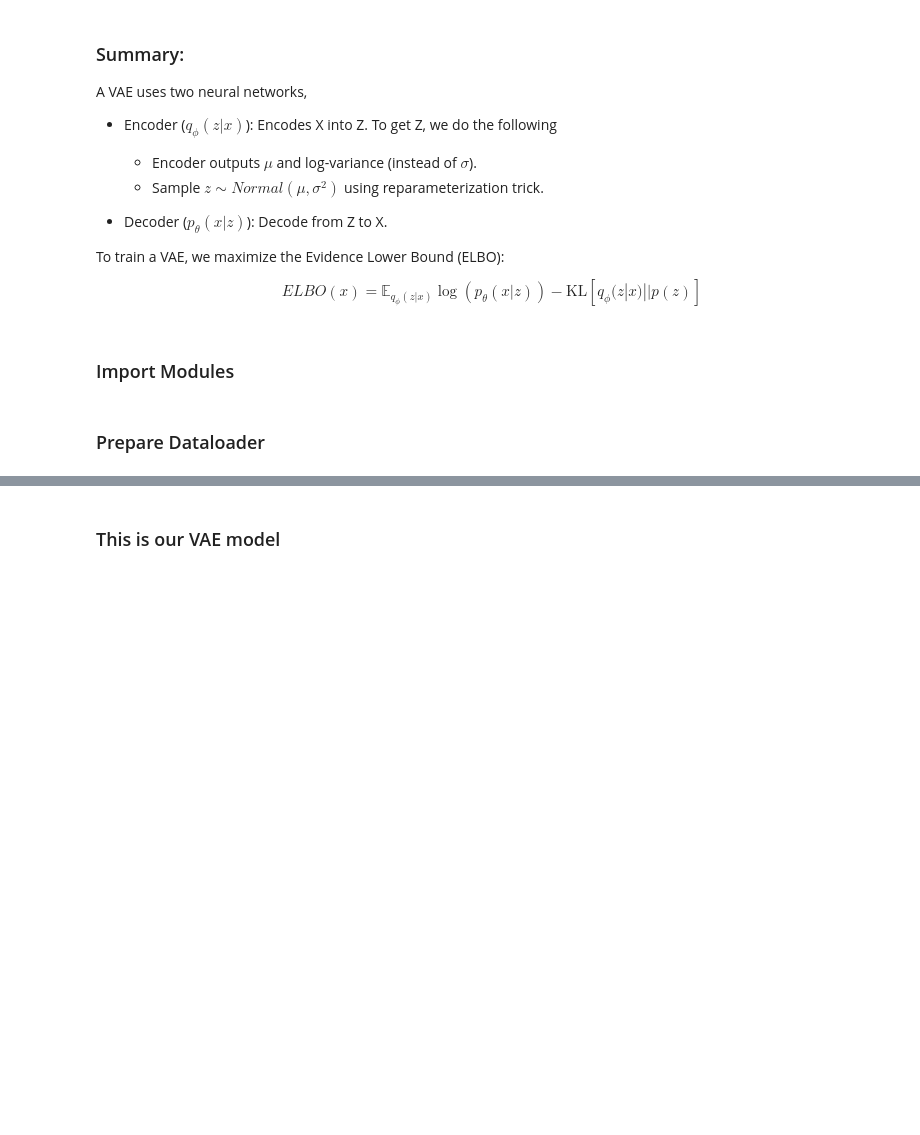
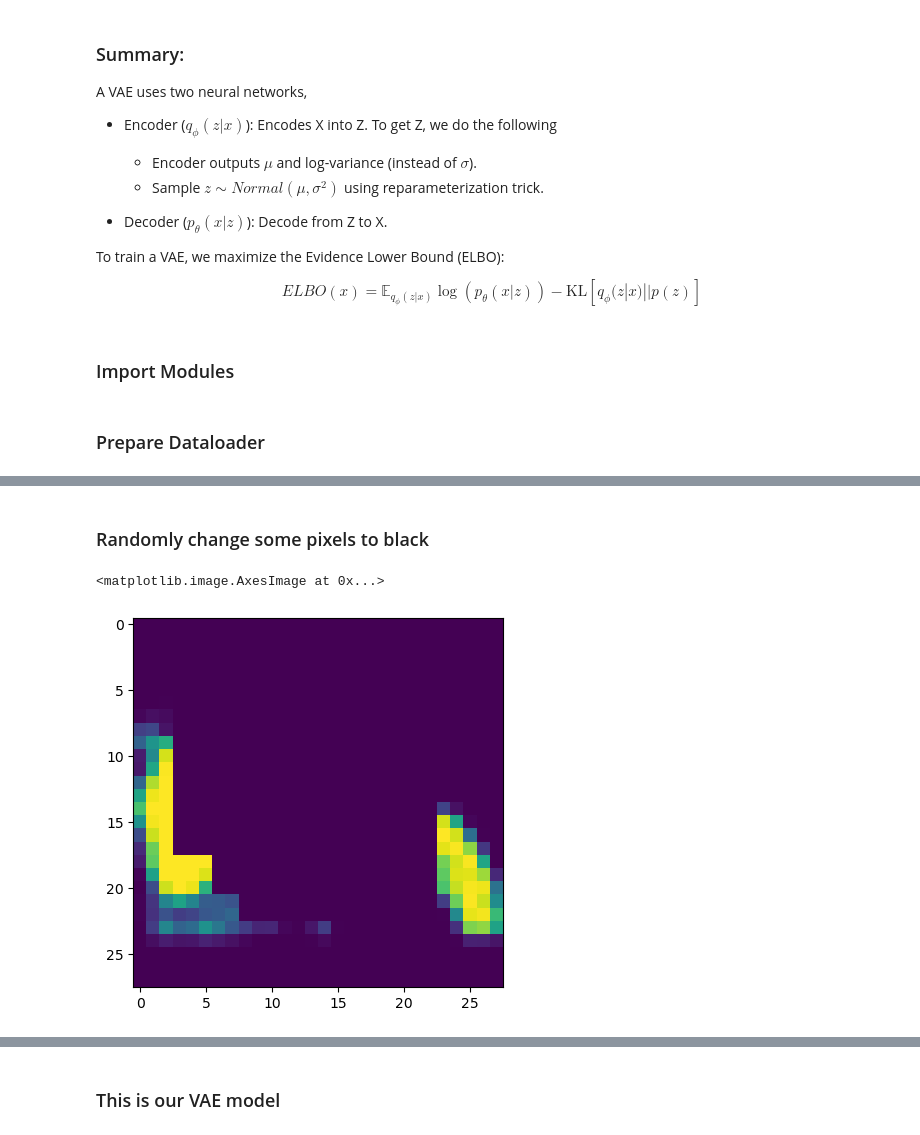
Before and after one commit to sjchenn/VAE_and_other_variations, a Jupyter notebook: VAE_template.ipynb, the cells around one changed output, grey strips where cells are left out. Drawn from its saved outputs; the diff is of its cells as text; code cells hidden in the pictures; blank space fills up the shorter version.

```diff
--- a/VAE_template.ipynb
+++ b/VAE_template.ipynb
@@ -70,0 +59,16 @@ Extracting ../data/FashionMNIST/raw/t10k-labels-idx1-ubyte.gz to ../data/Fashion
+# %% [markdown]
+### Randomly change some pixels to black
+# %%
+def add_black(size,dataset):
+    for i in range(dataset.data.shape[0]):
+        horizon_point = np.random.randint(0,28-size)
+        dataset.data[i, horizon_point:horizon_point+size, horizon_point:horizon_point+size] = 0
+    return dataset
+# %%
+train_set['kmnist_d'] = add_black(size=15, dataset=train_set['kmnist_d'])
+test_set['kmnist_d'] = add_black(size=15, dataset=test_set['kmnist_d'])
+# %%
+plt.imshow(test_set['kmnist_d'].data[21])
+# %% [output]
+<matplotlib.image.AxesImage at 0x...>
+[figure, added]
```
Also changed, not shown: parts of 26 cells of this notebook.
